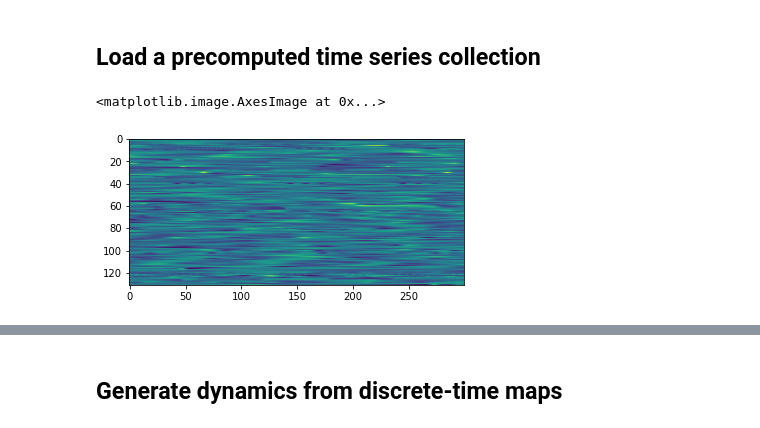
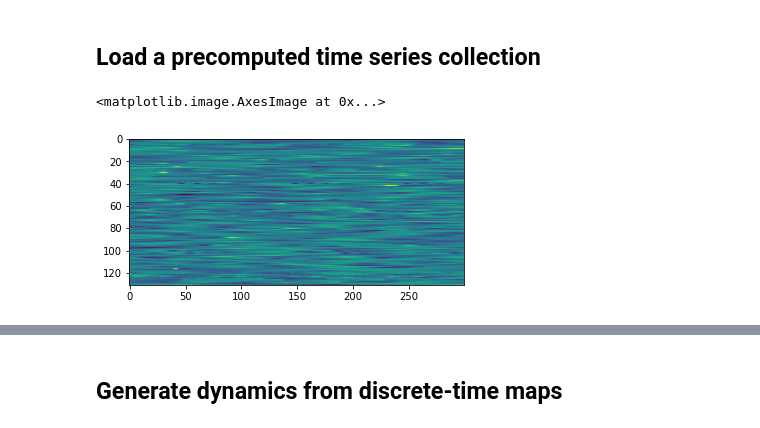
Before and after one commit to williamgilpin/dysts, a Jupyter notebook: demos.ipynb, the cells around one changed output, grey strips where cells are left out. Drawn from its saved outputs; the diff is of its cells as text; code cells hidden in the pictures.

```diff
--- a/demos.ipynb
+++ b/demos.ipynb
@@ -35,10 +42,11 @@ plt.plot(sol[..., 0].T, sol[..., 1].T);
 # %% [markdown]
 ## Load a precomputed time series collection
 # %%
-from dysts.datasets import *
+from dysts.datasets import load_dataset
 
-data = load_continuous().to_array(standardize=True)
+## Load all univariate time series
+data = load_dataset(data_format="numpy", standardize=True)
 plt.imshow(data[:, :300])
 # %% [output]
 <matplotlib.image.AxesImage at 0x...>
-[figure, old version]
+[figure, new version]
```
Also changed, not shown: parts of 7 cells of this notebook, 11 other files.
